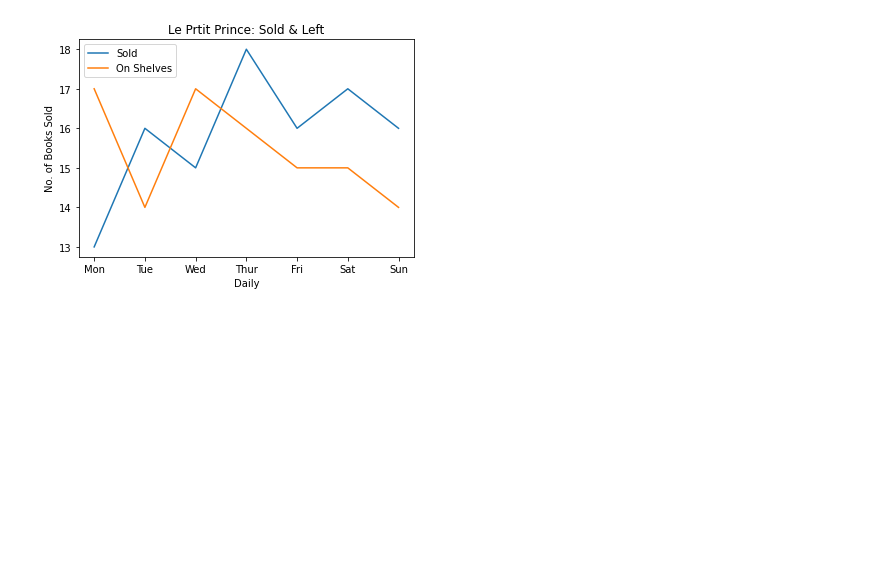
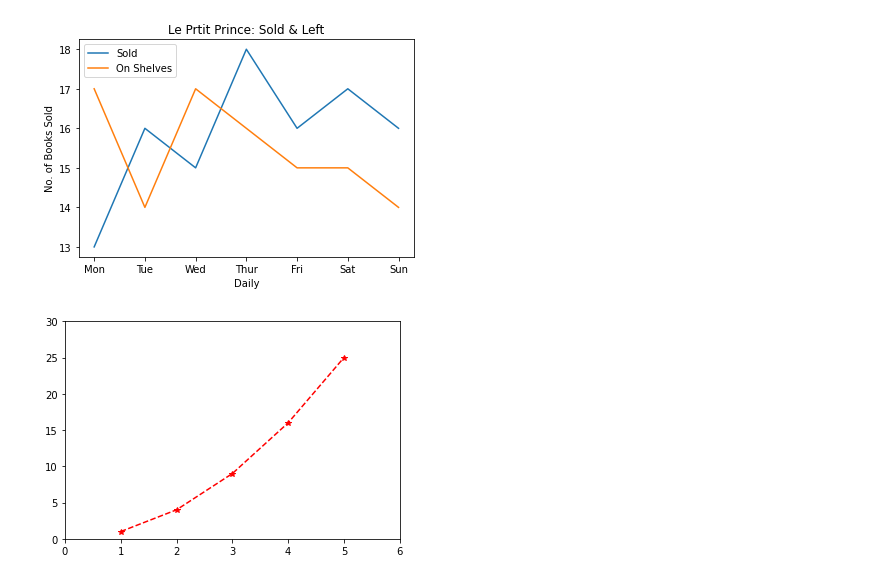
Before and after one commit to eunyeong1328/Study-Alone, a Jupyter notebook: python/BigData/NumpyPlot.ipynb, the cells around one changed output. Cells and saved outputs as stored; diff of their text form; code cells hidden in the pictures; blank space fills up the shorter version.

```diff
--- a/python/BigData/NumpyPlot.ipynb
+++ b/python/BigData/NumpyPlot.ipynb
@@ -276,0 +291,10 @@ Text(0.5, 1.0, 'Le Prtit Prince: Sold & Left')
+# %%
+import matplotlib.pyplot as plt
+%matplotlib inline
+x = [1,2,3,4,5]
+y = [1,4,9,16,25]
+plt.plot(x,y,'r*--') #그래프 선(o),점(.),꺾쇠(^),별표(*) -- 덧붙일시에 선 연결
+plt.axis([0,6,0,30]) #plt.axis(xmin,xmax,ymin,ymax) x축과 y축의 범위지정
+plt.show()
+# %% [output]
+[figure, added]
```
Also changed, not shown: parts of 54 cells of this notebook.
